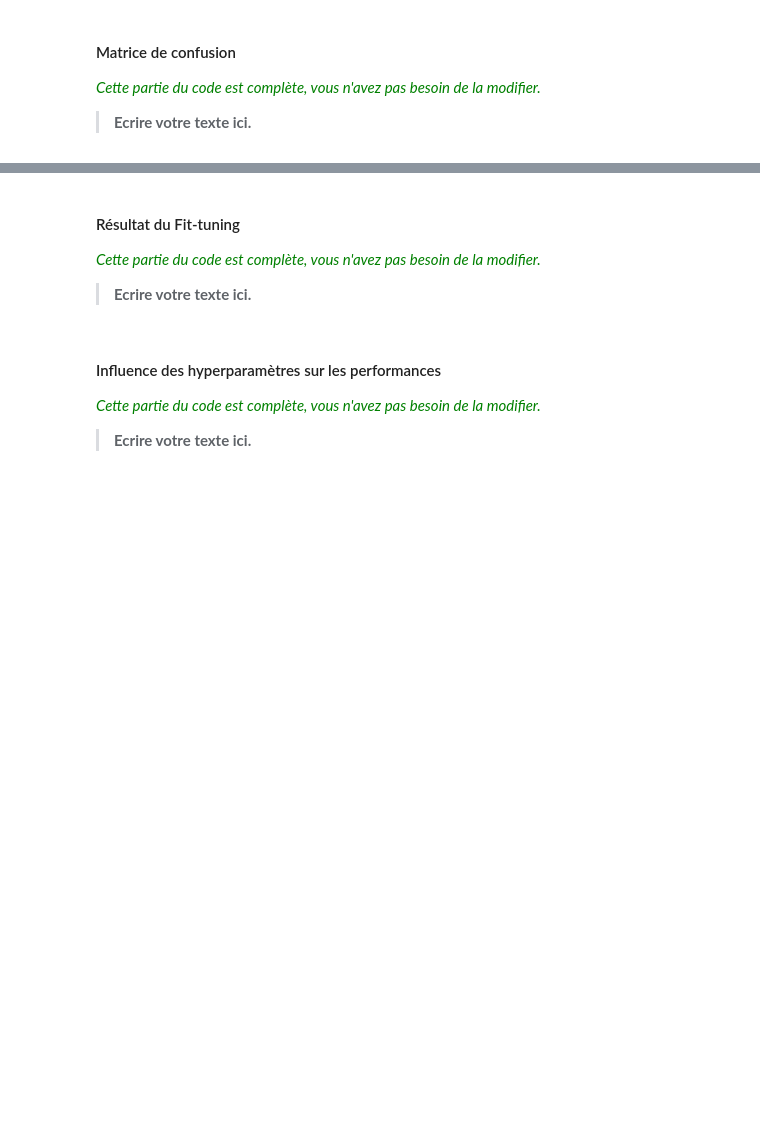
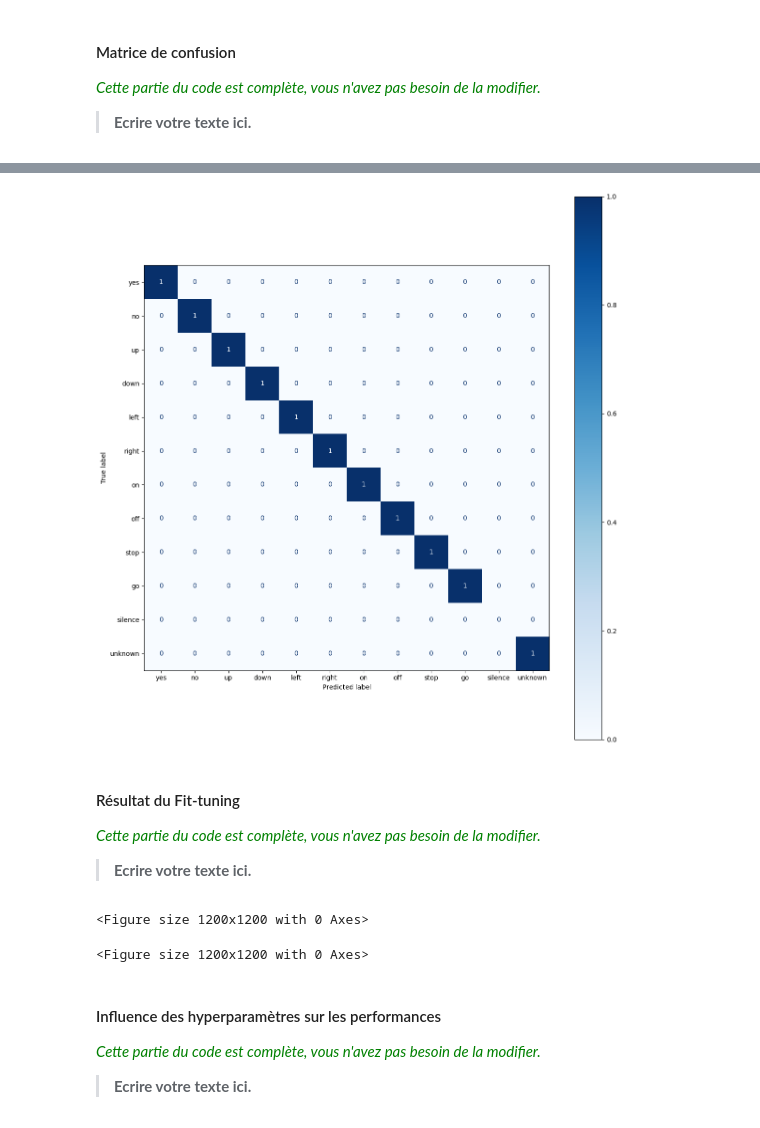
Before and after one commit to BenaribIlyes/Edge_computing, a Jupyter notebook: code/edge_computing_v2.ipynb, the cells around one changed output, grey strips where cells are left out. Saved outputs shown, nothing was run; the diff lists cells and outputs as text; code cells hidden in the pictures; blank space fills up the shorter version.

Commit message:
Optimisation des paramètres du modèle via optuna

```diff
--- a/code/edge_computing_v2.ipynb
+++ b/code/edge_computing_v2.ipynb
@@ -1286,17 +1281,17 @@ for key, value in study.best_trial.params.items():
     print(f"    -{key}: {value}")
 print("----------------------")
 
-model = create_model(study.best_trial.params)
+model = create_model(study.best_trial.params, INPUT_SHAPE, NUM_CLASSES)
 
 train_and_val = tf.data.Dataset.from_tensor_slices((np.concatenate((X_train, X_val)), np.concatenate((y_train, y_val))))
 train_and_val = train_and_val.shuffle(1500, reshuffle_each_iteration=True)
 train_and_val = train_and_val.batch(32, drop_remainder=True)
 
 
-_, global_model = compile_and_fit(model, train_and_val, val, study.best_trial.params, verbose=0)
+validation_evaluation_post_optuna, global_model_post_optuna, history_post_optuna = compile_and_fit(model, train_and_val, val, study.best_trial.params, verbose=0)
 
 #joblib.dump(global_model, '/content/drive/MyDrive/TP N9EE39A/NOM1~NOM2_model.pkl')
-joblib.dump(global_model, '/model/Hanni_Benarib_model.pkl')
+joblib.dump(global_model_post_optuna, '/home/zebre/Bureau/eddge_computing/Edge_computing/model//Hanni_Benarib_model.pkl')
 # %% [output]
 Best trial until now:
    Value:  0.9137499928474426
@@ -1338,17 +1336,34 @@ Ici tous le code a déjà été fait. Il faut par contre commenter les résultat
 # %%
 from sklearn.metrics import ConfusionMatrixDisplay
 
-study = optuna.load_study(storage=storage_name, study_name=study_name)
-model = create_model(study.best_trial.params)
-_, model = compile_and_fit(model, train, val, study.best_trial.params, verbose=0)
+# (re)load study if needed
+study = optuna.load_study(storage=storage_url, study_name=study_name)
 
-y_prob= model.predict(val)
+# Predictions from the model on the validation dataset
+y_prob = global_model_post_optuna.predict(val)
 y_pred = y_prob.argmax(axis=1)
 
-ds_labels=[]
+# Build reference labels from the tf.data Dataset
+ds_labels = []
 for images, labels in val.unbatch():
     ds_labels.append(labels)
 y_ref = np.array(ds_labels).argmax(axis=1)
 
+# Label names (order must match the numeric label indices)
 label_names = ["yes", "no", "up", "down", "left", "right", "on", "off", "stop", "go", "silence", "unknown"]
-ConfusionMatrixDisplay.from_predictions(y_ref, y_pred, cmap='Blues', normalize='true', ax=plt.subplots(figsize=(12,12))[1], display_labels=label_names)
+
+# Ensure the confusion matrix includes all classes (even if some are absent in y_ref/y_pred)
+all_labels = list(range(len(label_names)))
+
+# Draw confusion matrix — pass `labels` so ticks match `display_labels`
+ConfusionMatrixDisplay.from_predictions(
+    y_ref,
+    y_pred,
+    labels=all_labels,
+    display_labels=label_names,
+    cmap='Blues',
+    normalize='true',
+    ax=plt.subplots(figsize=(12, 12))[1]
+)
+plt.tight_layout()
+# %% [output]
@@ -1355,3 +1372,4 @@ ConfusionMatrixDisplay.from_predictions(y_ref, y_pred, cmap='Blues', normalize='
+[figure, added]
 # %% [markdown]
 #### Résultat du Fit-tuning
 
@@ -1361,9 +1379,13 @@ ConfusionMatrixDisplay.from_predictions(y_ref, y_pred, cmap='Blues', normalize='
 # %%
 plt.figure(figsize=(12,12))
 optuna.visualization.plot_optimization_history(study)
+# %% [output]
+<Figure size 1200x1200 with 0 Axes>
 # %%
 plt.figure(figsize=(12,12))
 optuna.visualization.plot_slice(study)
+# %% [output]
+<Figure size 1200x1200 with 0 Axes>
 # %% [markdown]
 #### Influence des hyperparamètres sur les performances
 
```
Also changed, not shown: parts of 21 cells of this notebook, 2 other files.
